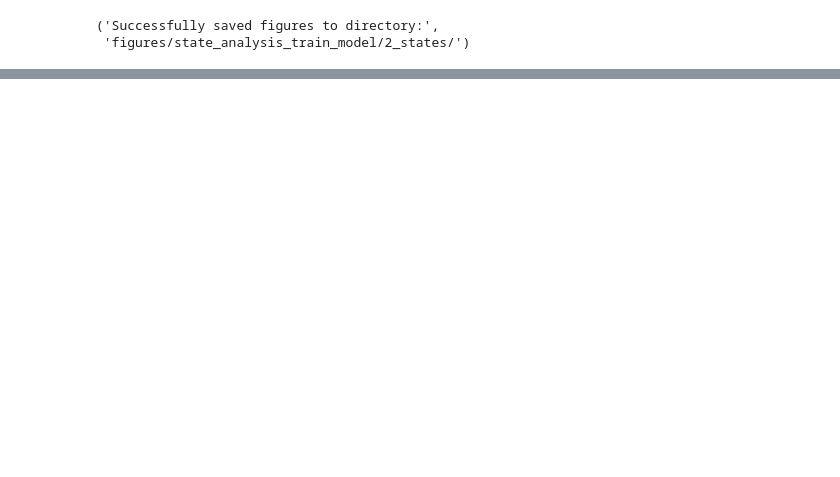
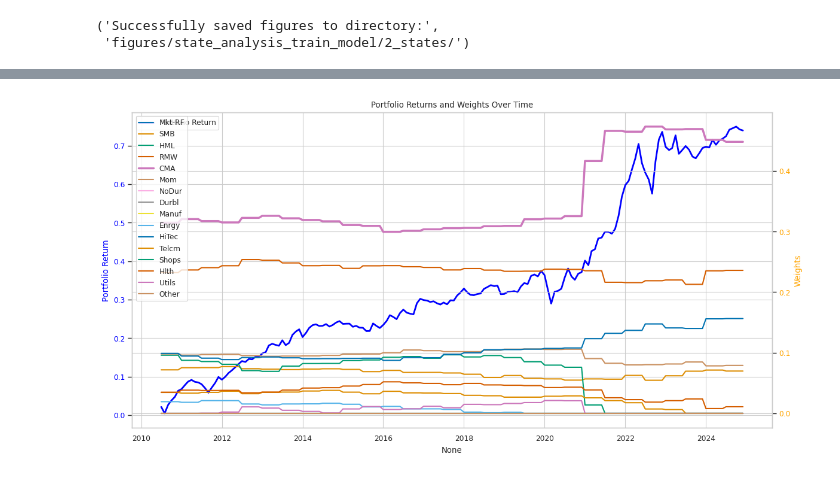
Before and after one commit to evucelic/HMM-Market-Regime-Estimation, a Jupyter notebook: fama_french_HMM.ipynb, the cells around one changed output, grey strips where cells are left out. Saved outputs shown, nothing was run; the diff lists cells and outputs as text; code cells hidden in the pictures; blank space fills up the shorter version.

```diff
--- a/fama_french_HMM.ipynb
+++ b/fama_french_HMM.ipynb
@@ -945,0 +949,4 @@ plot_portfolio_weights_and_returns(portfolio_returns)
+# %%
+plot_portfolio_weights_and_returns(multistep_portfolio_returns.iloc[:-6])
+# %% [output]
+[figure, added]
```
Also changed, not shown: parts of 14 cells of this notebook, 21 other files.
